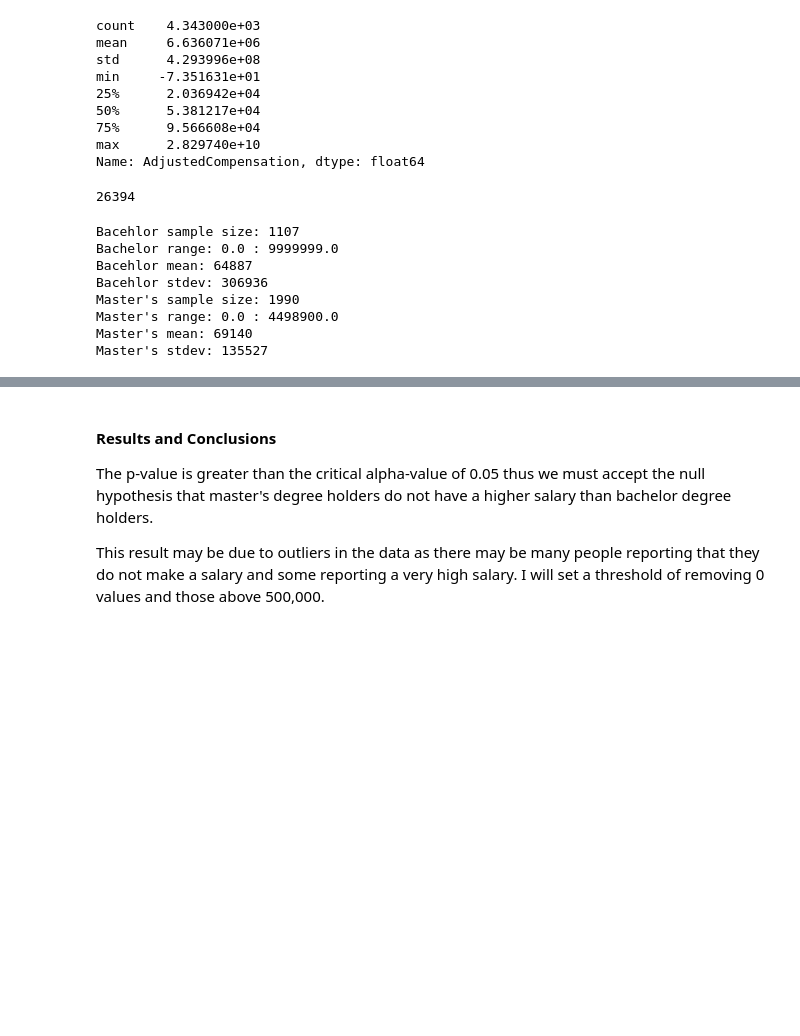
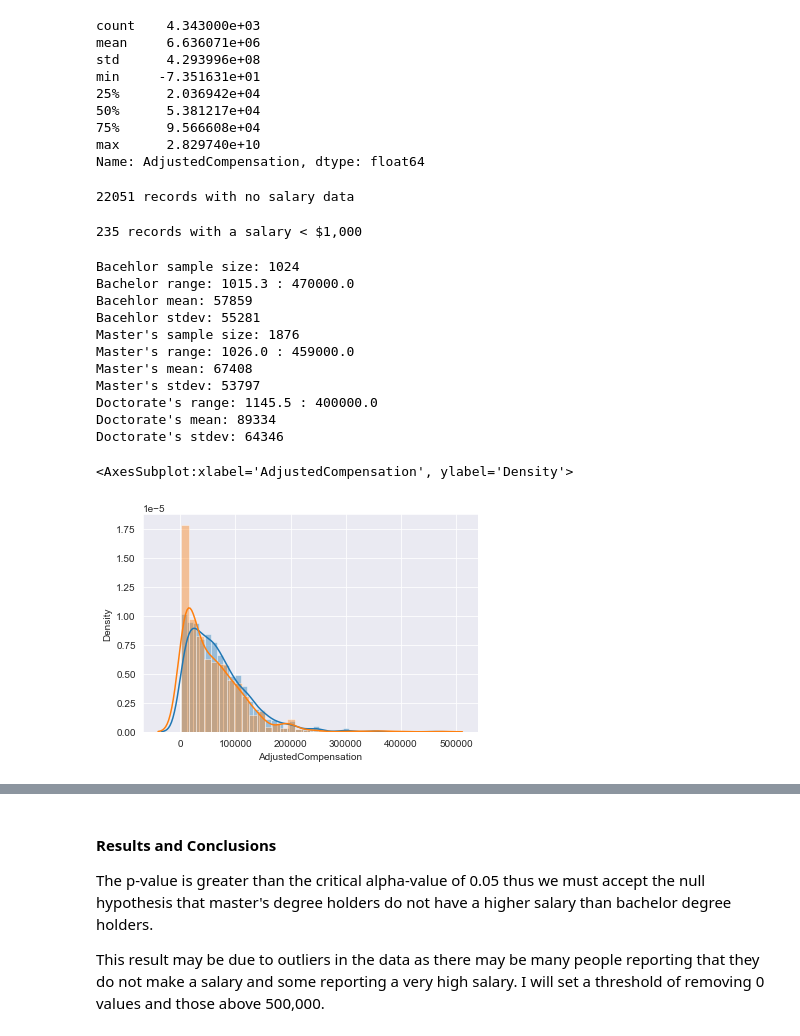
Before and after one commit to kjspring/dsc-in-depth-ab-testing-lab, a Jupyter notebook: index.ipynb, the cells around one changed output, grey strips where cells are left out. Cells and saved outputs as stored; diff of their text form; code cells hidden in the pictures; blank space fills up the shorter version.

```diff
--- a/index.ipynb
+++ b/index.ipynb
@@ -84,10 +93,14 @@ min     -7.351631e+01
 75%      9.566608e+04
 max      2.829740e+10
 Name: AdjustedCompensation, dtype: float64
-# %%
-df['AdjustedCompensation'].isnull().count()
-# %% [output]
-26394
+# %%
+print('%.0f records with no salary data' %len(df[df['AdjustedCompensation'].isnull()]))
+# %% [output]
+22051 records with no salary data
+# %%
+print('%.0f records with a salary < $1,000' %len(df[df['AdjustedCompensation'] < 1000]))
+# %% [output]
+235 records with a salary < $1,000
 # %%
 '''
 Null hypothesis:
@@ -101,36 +114,41 @@ Data scientists with a Masters degree have a higher mean salary than those with
 Pseudocode
 1. assign variables bachelor and master to their respective
 '''
-
-# Import libraries
-import scipy.stats as stats
-#%load 'flatiron_stats.py' # load UDF for welch
-
 # Subset dataframes to collect only masters and bachelor degree earners
-subset = df[(~df['AdjustedCompensation'].isnull())] # remove null values
-#doctorate = df.loc[df['FormalEducation'] == "Doctoral degree", 'AdjustedCompensation']
+# Keep values between 1,000 and 500,000 from dataframes
+outlier_threshold = 500000
+df = df[~df['AdjustedCompensation'].isnull()] # remove null values
+subset = df[(df['AdjustedCompensation'] > 1000) & (df['AdjustedCompensation'] < outlier_threshold)]
+doctorate = subset.loc[df['FormalEducation'] == "Doctoral degree", 'AdjustedCompensation']
 masters = subset.loc[subset['FormalEducation'] == "Master's degree", 'AdjustedCompensation']
 bachelor = subset.loc[subset['FormalEducation'] == "Bachelor's degree", 'AdjustedCompensation']
-
-# Create table showing sample size, mean, and standard deviation
-print("Bacehlor sample size: %.0f" %len(bachelor))
-print("Bachelor range:", bachelor.min(), ":", bachelor.max())
-print("Bacehlor mean: %.0f" %bachelor.mean())
-print("Bacehlor stdev: %.0f" %bachelor.std())
-print("Master's sample size: %.0f" %len(masters))
-print("Master's range:", masters.min(), ":", masters.max())
-print("Master's mean: %.0f" %masters.mean())
-print("Master's stdev: %.0f" %masters.std())
-
-# perform 1-sided Welch's t-test for unequal sample sizes and variances
-#results = stats.ttest_ind(masters, bachelor, equal_var=False)#, alternative='greater')
-#1 - results.pvalue
-# %% [output]
-Bacehlor sample size: 1107
-Bachelor range: 0.0 : 9999999.0
-Bacehlor mean: 64887
-Bacehlor stdev: 306936
-Master's sample size: 1990
-Master's range: 0.0 : 4498900.0
-Master's mean: 69140
-Master's stdev: 135527
+# %%
+# Create table showing sample size, mean, and standard deviation
+print("Bacehlor sample size: %.0f" %len(bachelor))
+print("Bachelor range:", bachelor.min(), ":", bachelor.max())
+print("Bacehlor mean: %.0f" %bachelor.mean())
+print("Bacehlor stdev: %.0f" %bachelor.std())
+print("Master's sample size: %.0f" %len(masters))
+print("Master's range:", masters.min(), ":", masters.max())
+print("Master's mean: %.0f" %masters.mean())
+print("Master's stdev: %.0f" %masters.std())
+print("Doctorate's range:", doctorate.min(), ":", doctorate.max())
+print("Doctorate's mean: %.0f" %doctorate.mean())
+print("Doctorate's stdev: %.0f" %doctorate.std())
+
+sns.distplot(masters)
+sns.distplot(bachelor)
+# %% [output]
+Bacehlor sample size: 1024
+Bachelor range: 1015.3 : 470000.0
+Bacehlor mean: 57859
+Bacehlor stdev: 55281
+Master's sample size: 1876
+Master's range: 1026.0 : 459000.0
+Master's mean: 67408
+Master's stdev: 53797
+Doctorate's range: 1145.5 : 400000.0
+Doctorate's mean: 89334
+Doctorate's stdev: 64346
+<AxesSubplot:xlabel='AdjustedCompensation', ylabel='Density'>
+[figure, added]
```
Also changed, not shown: parts of 11 cells of this notebook.
